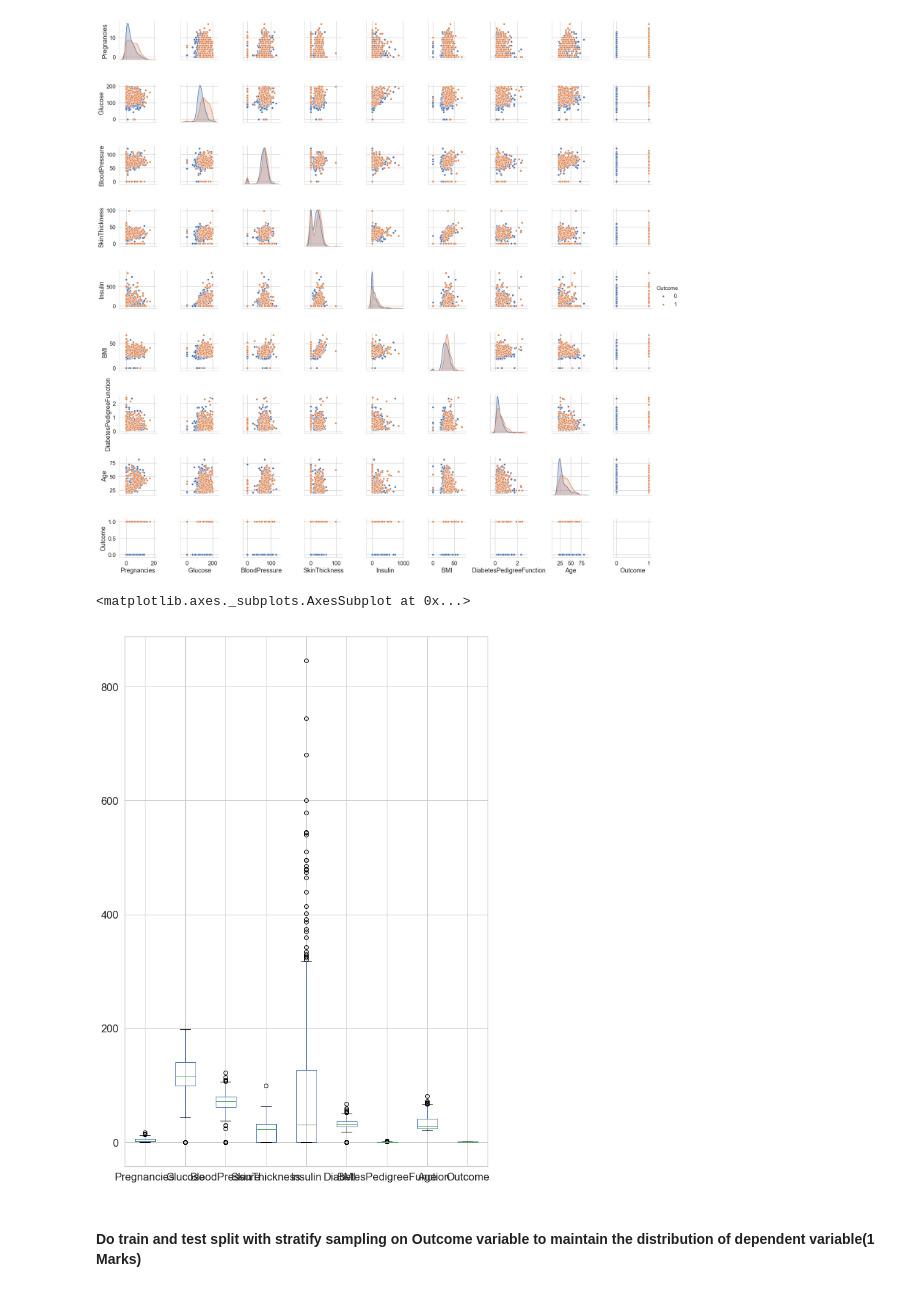
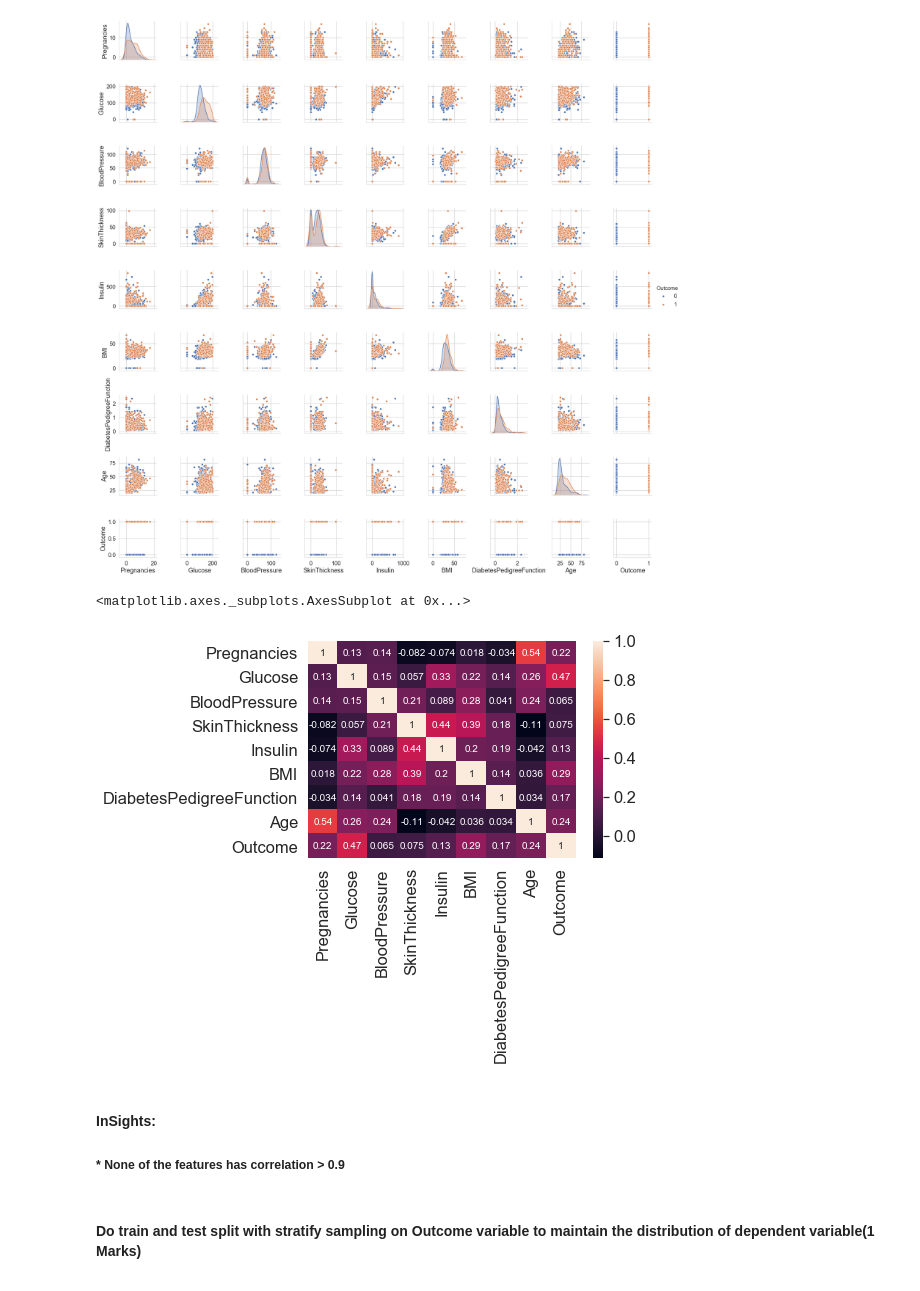
Before and after one commit to GreatLearningAIML1/bangalore-feb-batch-SeshuThalluri, a Jupyter notebook: Lab_R5_External_SVM.ipynb, the cells around one changed output. Cells and saved outputs as stored; diff of their text form; code cells hidden in the pictures.

```diff
--- a/Lab_R5_External_SVM.ipynb
+++ b/Lab_R5_External_SVM.ipynb
@@ -86,11 +93,16 @@ sns.pairplot(prima_df, diag_kind = "kde", hue = "Outcome")
 # %% [output]
 <seaborn.axisgrid.PairGrid at 0x...>
 [figure]
-# %%
-prima_df.boxplot(figsize=(10,15))
-# %% [output]
-<matplotlib.axes._subplots.AxesSubplot at 0x...>
-[figure, removed]
+# %%
+corr_data = prima_df.corr()
+# %%
+sns.heatmap(corr_data, annot=True)
+# %% [output]
+<matplotlib.axes._subplots.AxesSubplot at 0x...>
+[figure, added]
+# %% [markdown]
+#### InSights:
+#####  * None of the features has correlation > 0.9
 # %% [markdown]
 #### Do train and test split with stratify sampling on Outcome variable to maintain the distribution of dependent variable(1 Marks)
 # %%
```
Also changed, not shown: parts of 2 cells of this notebook.
